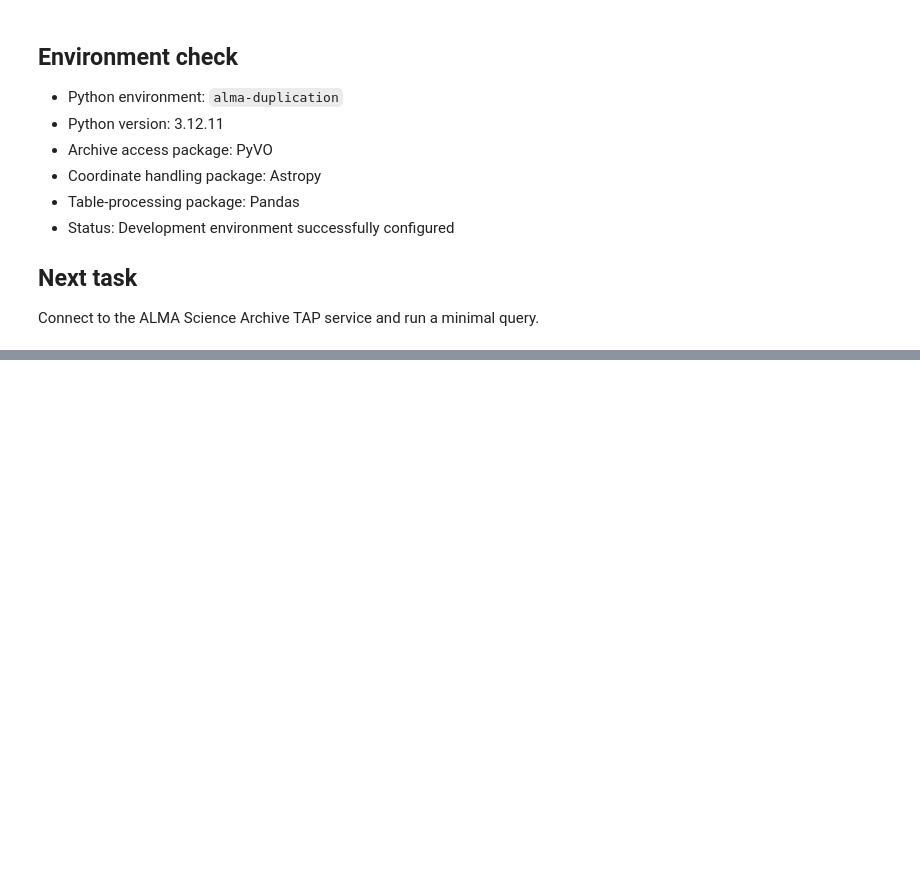
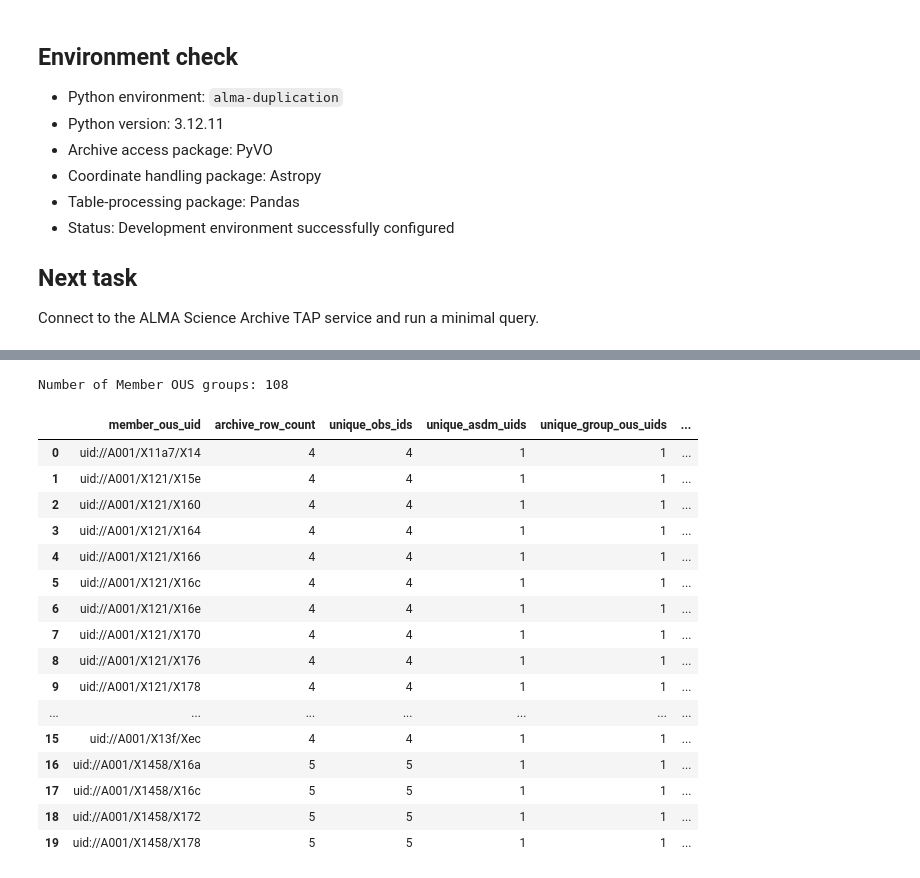
Before and after one commit to skycharon2/alma-duplication-tool, a Jupyter notebook: notebooks/01_archive_connection.ipynb, the cells around one changed output, grey strips where cells are left out. Cells and saved outputs as stored; diff of their text form; code cells hidden in the pictures; blank space fills up the shorter version.

```diff
--- a/notebooks/01_archive_connection.ipynb
+++ b/notebooks/01_archive_connection.ipynb
@@ -86,0 +574,6 @@ Connect to the ALMA Science Archive TAP service and run a minimal query.
+# %%
+count_response = service.search(coordinate_count_query)
+count_table = count_response.to_table()
+count_df = count_table.to_pandas()
+
+display(count_df)
@@ -86,0 +651,8 @@ Connect to the ALMA Science Archive TAP service and run a minimal query.
+# %%
+full_coordinate_query = coordinate_query.replace(
+    "SELECT TOP 100",
+    "SELECT",
+    1,
+)
+
+print(full_coordinate_query)
@@ -86,0 +677,12 @@ Connect to the ALMA Science Archive TAP service and run a minimal query.
+# %%
+full_response = service.search(
+    full_coordinate_query,
+    maxrec=total_matching_rows,
+)
+
+full_table = full_response.to_table()
+full_coordinate_df = full_table.to_pandas()
+
+print("Expected rows:", total_matching_rows)
+print("Retrieved rows:", len(full_coordinate_df))
+print("Number of columns:", len(full_coordinate_df.columns))
@@ -86,0 +779,38 @@ Connect to the ALMA Science Archive TAP service and run a minimal query.
+# %%
+member_ous_summary = (
+    full_coordinate_df
+    .groupby("member_ous_uid", dropna=False)
+    .agg(
+        archive_row_count=("obs_id", "size"),
+        unique_obs_ids=("obs_id", "nunique"),
+        unique_asdm_uids=("asdm_uid", "nunique"),
+        unique_group_ous_uids=("group_ous_uid", "nunique"),
+        unique_mosaic_values=("is_mosaic", "nunique"),
+        unique_frequency_support_values=("frequency_support", "nunique"),
+        min_frequency_ghz=("frequency", "min"),
+        max_frequency_ghz=("frequency", "max"),
+    )
+    .reset_index()
+)
+
+print("Number of Member OUS groups:", len(member_ous_summary))
+display(member_ous_summary.head(20))
+# %% [output]
+Number of Member OUS groups: 108
+|  | member_ous_uid | archive_row_count | unique_obs_ids | unique_asdm_uids | unique_group_ous_uids | ... |
+| 0 | uid://A001/X11a7/X14 | 4 | 4 | 1 | 1 | ... |
+| 1 | uid://A001/X121/X15e | 4 | 4 | 1 | 1 | ... |
+| 2 | uid://A001/X121/X160 | 4 | 4 | 1 | 1 | ... |
+| 3 | uid://A001/X121/X164 | 4 | 4 | 1 | 1 | ... |
+| 4 | uid://A001/X121/X166 | 4 | 4 | 1 | 1 | ... |
+| 5 | uid://A001/X121/X16c | 4 | 4 | 1 | 1 | ... |
+| 6 | uid://A001/X121/X16e | 4 | 4 | 1 | 1 | ... |
+| 7 | uid://A001/X121/X170 | 4 | 4 | 1 | 1 | ... |
+| 8 | uid://A001/X121/X176 | 4 | 4 | 1 | 1 | ... |
+| 9 | uid://A001/X121/X178 | 4 | 4 | 1 | 1 | ... |
+| ... | ... | ... | ... | ... | ... | ... |
+| 15 | uid://A001/X13f/Xec | 4 | 4 | 1 | 1 | ... |
+| 16 | uid://A001/X1458/X16a | 5 | 5 | 1 | 1 | ... |
+| 17 | uid://A001/X1458/X16c | 5 | 5 | 1 | 1 | ... |
+| 18 | uid://A001/X1458/X172 | 5 | 5 | 1 | 1 | ... |
+| 19 | uid://A001/X1458/X178 | 5 | 5 | 1 | 1 | ... |
```
Also changed, not shown: parts of 38 cells of this notebook, 1 other file.
